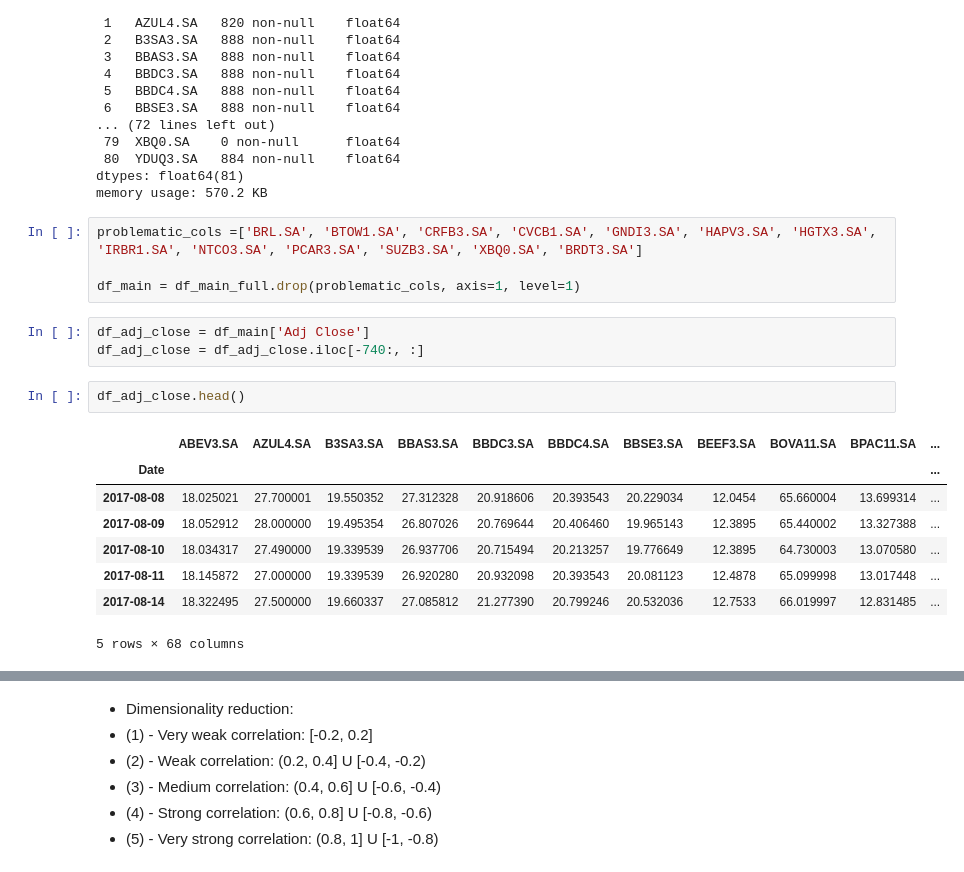
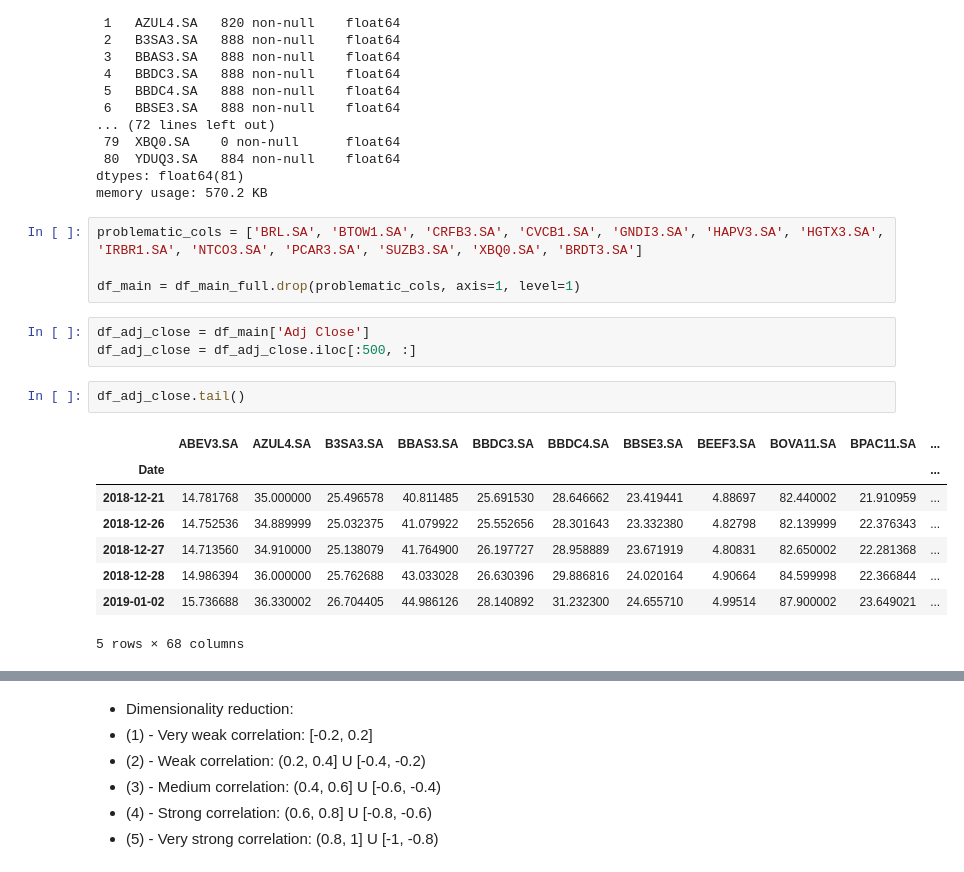
Before and after one commit to antoniosalomao/Rafter_A1, a Jupyter notebook: rafter_presentation.ipynb, the cells around one changed output, grey strips where cells are left out. Cells and saved outputs as stored; diff of their text form.

```diff
--- a/rafter_presentation.ipynb
+++ b/rafter_presentation.ipynb
@@ -588,22 +590,22 @@ Data columns (total 81 columns):
 dtypes: float64(81)
 memory usage: 570.2 KB
 # %%
-problematic_cols =['BRL.SA', 'BTOW1.SA', 'CRFB3.SA', 'CVCB1.SA', 'GNDI3.SA', 'HAPV3.SA', 'HGTX3.SA', 'IRBR1.SA', 'NTCO3.SA', 'PCAR3.SA', 'SUZB3.SA', 'XBQ0.SA', 'BRDT3.SA']
+problematic_cols = ['BRL.SA', 'BTOW1.SA', 'CRFB3.SA', 'CVCB1.SA', 'GNDI3.SA', 'HAPV3.SA', 'HGTX3.SA', 'IRBR1.SA', 'NTCO3.SA', 'PCAR3.SA', 'SUZB3.SA', 'XBQ0.SA', 'BRDT3.SA']
 
 df_main = df_main_full.drop(problematic_cols, axis=1, level=1)
 # %%
 df_adj_close = df_main['Adj Close']
-df_adj_close = df_adj_close.iloc[-740:, :]
+df_adj_close = df_adj_close.iloc[:500, :]
 # %%
-df_adj_close.head()
+df_adj_close.tail()
 # %% [output]
 |  | ABEV3.SA | AZUL4.SA | B3SA3.SA | BBAS3.SA | BBDC3.SA | BBDC4.SA | BBSE3.SA | BEEF3.SA | BOVA11.SA | BPAC11.SA | ... |
 | Date |  |  |  |  |  |  |  |  |  |  | ... |
-| 2017-08-08 | 18.025021 | 27.700001 | 19.550352 | 27.312328 | 20.918606 | 20.393543 | 20.229034 | 12.0454 | 65.660004 | 13.699314 | ... |
-| 2017-08-09 | 18.052912 | 28.000000 | 19.495354 | 26.807026 | 20.769644 | 20.406460 | 19.965143 | 12.3895 | 65.440002 | 13.327388 | ... |
-| 2017-08-10 | 18.034317 | 27.490000 | 19.339539 | 26.937706 | 20.715494 | 20.213257 | 19.776649 | 12.3895 | 64.730003 | 13.070580 | ... |
-| 2017-08-11 | 18.145872 | 27.000000 | 19.339539 | 26.920280 | 20.932098 | 20.393543 | 20.081123 | 12.4878 | 65.099998 | 13.017448 | ... |
-| 2017-08-14 | 18.322495 | 27.500000 | 19.660337 | 27.085812 | 21.277390 | 20.799246 | 20.532036 | 12.7533 | 66.019997 | 12.831485 | ... |
+| 2018-12-21 | 14.781768 | 35.000000 | 25.496578 | 40.811485 | 25.691530 | 28.646662 | 23.419441 | 4.88697 | 82.440002 | 21.910959 | ... |
+| 2018-12-26 | 14.752536 | 34.889999 | 25.032375 | 41.079922 | 25.552656 | 28.301643 | 23.332380 | 4.82798 | 82.139999 | 22.376343 | ... |
+| 2018-12-27 | 14.713560 | 34.910000 | 25.138079 | 41.764900 | 26.197727 | 28.958889 | 23.671919 | 4.80831 | 82.650002 | 22.281368 | ... |
+| 2018-12-28 | 14.986394 | 36.000000 | 25.762688 | 43.033028 | 26.630396 | 29.886816 | 24.020164 | 4.90664 | 84.599998 | 22.366844 | ... |
+| 2019-01-02 | 15.736688 | 36.330002 | 26.704405 | 44.986126 | 28.140892 | 31.232300 | 24.655710 | 4.99514 | 87.900002 | 23.649021 | ... |
 5 rows × 68 columns
 # %%
 # Full Correlation Matrix:
```
Also changed, not shown: parts of 11 cells of this notebook.
